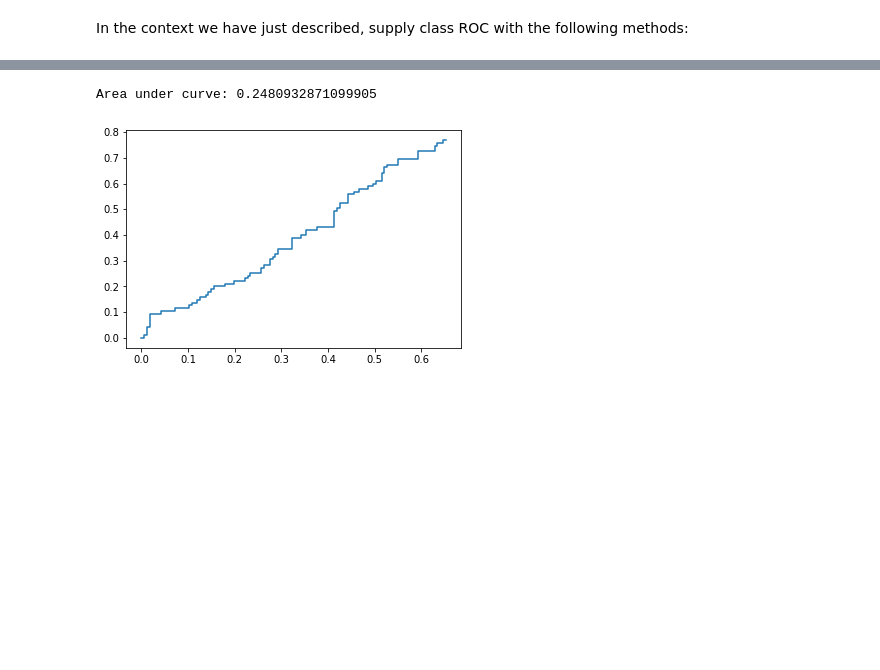
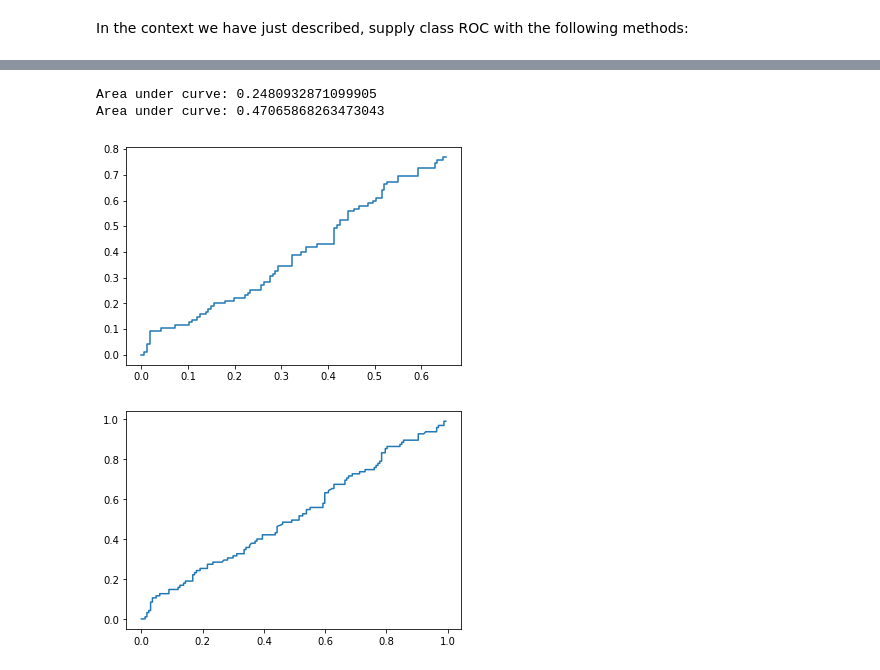
Before and after one commit to S010MON/machine_learning, a Jupyter notebook: Lab_03-ROC_Analysis.ipynb, the cells around one changed output, grey strips where cells are left out. Drawn from its saved outputs; the diff is of its cells as text; code cells hidden in the pictures; blank space fills up the shorter version.

```diff
--- a/Lab_03-ROC_Analysis.ipynb
+++ b/Lab_03-ROC_Analysis.ipynb
@@ -218,15 +236,23 @@ true_class = pd.DataFrame({'class': true_class})
 # %%
 from sklearn.neighbors import KNeighborsClassifier
 
 classifier = KNeighborsClassifier(n_neighbors=3)
 classifier.fit(X_train, Y_train)
 probs = classifier.predict_proba(X_test).T
 probs = pd.DataFrame({'pos': probs[0],
                       'neg': probs[1]})
 roc = ROC(probs, true_class)
 roc.compute_coordinates()
+
+plt.figure(1)
 roc.plot()
 print(str.format('Area under curve: {0}', roc.AUC()))
+
+plt.figure(2)
+roc.plot_avg()
+print(str.format('Area under curve: {0}', roc.AUC_avg()))
 # %% [output]
 Area under curve: 0.2480932871099905
+Area under curve: 0.47065868263473043
 [figure]
+[figure, added]
```
Also changed, not shown: parts of 3 cells of this notebook.
